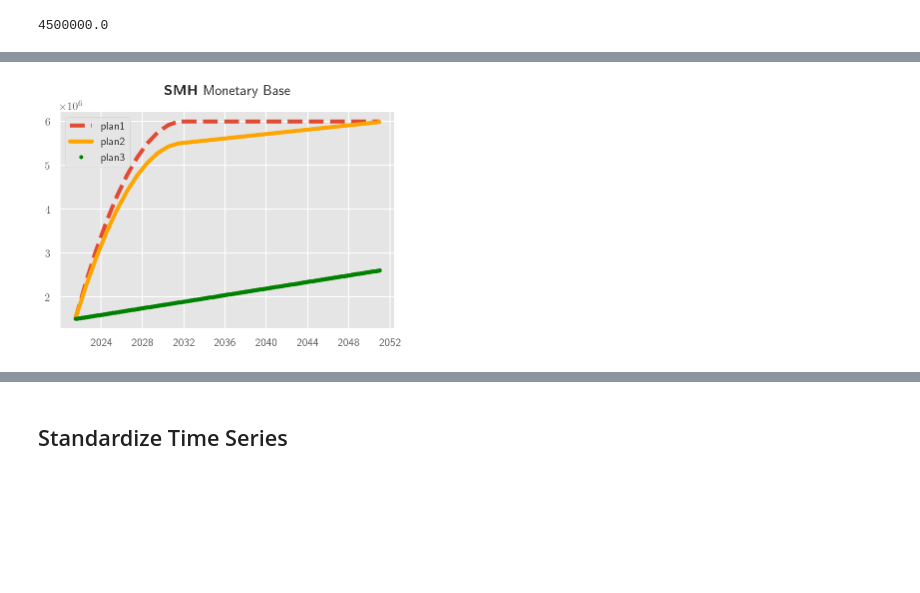
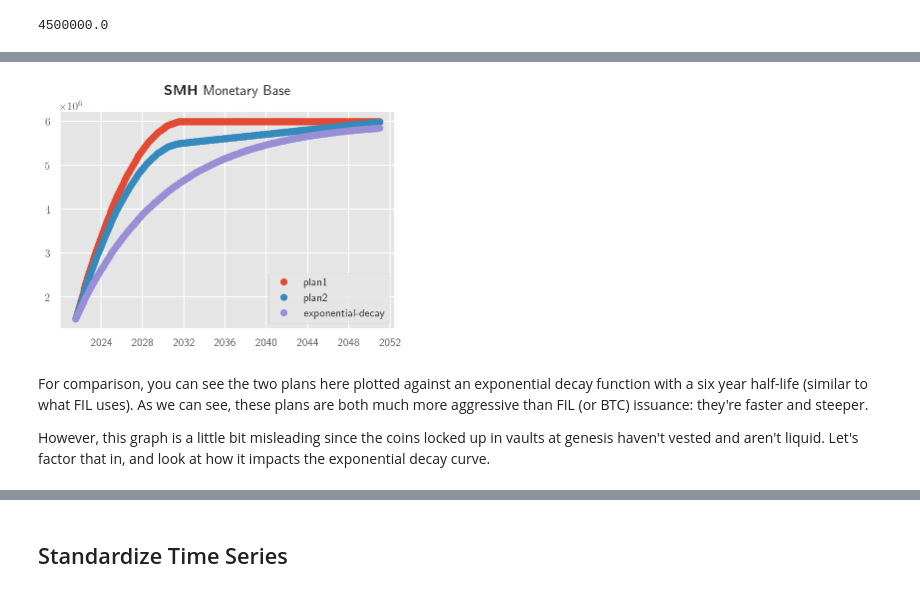
Before and after one commit to lrettig/crypto-monetary-base, a Jupyter notebook: jupyter-notebooks/SMH.ipynb, the cells around one changed output, grey strips where cells are left out. Saved outputs shown, nothing was run; the diff lists cells and outputs as text; code cells hidden in the pictures; blank space fills up the shorter version.

Commit message:
Continue to flesh out SMH issuance research

```diff
--- a/jupyter-notebooks/SMH.ipynb
+++ b/jupyter-notebooks/SMH.ipynb
@@ -452,14 +387,11 @@ def smh_layer_supply_curve(
         # Layer num,
         # Total supply - Plan1,
         # Total supply - Plan2,
+        # Total supply - Plan3,
     ]
 
-    y_1 = y_2 = y_3 = PREMINE_AMOUNT
+    y_1 = y_2 = y_3 = VAULTED_AMOUNT
     layer_reward_plan1 = layer_reward_plan2 = 0
-
-    # Plan 3 needs no adjustment as it's constant issuance
-    year_issuance_plan3 = yearly_issuance(3, 0)
-    layer_reward_plan3 = year_issuance_plan3/LAYERS_PER_YEAR
 
     for layer in tqdm(range(1, num_layers+1)):
         # Adjust layer reward once per year
@@ -474,20 +406,20 @@ def smh_layer_supply_curve(
 
             year_issuance_plan1 = yearly_issuance(1, current_year)
             layer_reward_plan1 = year_issuance_plan1/LAYERS_PER_YEAR
-            #print(f"Adjust plan1 layer reward for year {current_year} (total issuance {year_issuance_plan1}) to {layer_reward_plan1}")
 
             ## PLAN 2: 30-year issuance model
 
             year_issuance_plan2 = yearly_issuance(2, current_year)
             layer_reward_plan2 = year_issuance_plan2/LAYERS_PER_YEAR
-            #print(f"Adjust plan2 layer reward for year {current_year} (total issuance {year_issuance_plan2}) to {layer_reward_plan2}")
 
         y_1 += layer_reward_plan1
         y_2 += layer_reward_plan2
-        y_3 += layer_reward_plan3
+
+        ## PLAN 3: exponential decay with six year half-life
+        y_3 = VAULTED_AMOUNT + (TOTAL_SUPPLY - VAULTED_AMOUNT) * (1 - (math.exp(-1 * SMH_LAMBDA * layer)))
 
         if (layer-1) % output_granularity == 0:
-            out.append([layer, y_1, y_2, y_3])
+             out.append([layer, y_1, y_2, y_3])
 
     return out
 # %%
@@ -538,7 +470,7 @@ def plot_smh_supply_curve(
     plt.plot_date(
         dates,
         values,
-        fmt='--',
+#         fmt='-',
         lw=4,
         label='plan1',
     )
@@ -551,10 +483,10 @@ def plot_smh_supply_curve(
     plt.plot_date(
         dates,
         values,
-        fmt='-',
+#         fmt='-',
         lw=4,
         label='plan2',
-        color='orange',
+#         color='orange',
     )
 
     # Plan3
@@ -565,10 +497,10 @@ def plot_smh_supply_curve(
     plt.plot_date(
         dates,
         values,
-        fmt='.',
+#         fmt='.',
         lw=4,
-        label='plan3',
-        color='green',
+        label='exponential-decay',
+#         color='green',
     )
 
     plt.title(
@@ -581,13 +513,13 @@ def plot_smh_supply_curve(
     if plot_pct:
         ax.yaxis.set_major_formatter(mpl.ticker.PercentFormatter())
 
-    if not out_name:
-        out_name = coin_name
-    plt.savefig(
-        f'../charts/{out_name}.png',
-        bbox_inches='tight',
-        dpi=300
-    )
+#     if not out_name:
+#         out_name = coin_name
+#     plt.savefig(
+#         f'../charts/{out_name}.png',
+#         bbox_inches='tight',
+#         dpi=300
+#     )
     return plt
 # %%
 start_date = datetime.date(2021, 7, 1)
@@ -635,5 +563,9 @@ plot_smh_supply_curve(supply, plot_pct=True, out_name='SMH_pct');
 # %%
 mask = supply.date < datetime.datetime(2051, 1, 1)
-plot_smh_supply_curve(supply[mask], out_name='SMH_zoom');
+plot_smh_supply_curve(supply[mask]);
 # %% [output]
-[figure, old version]
+[figure, new version]
+# %% [markdown]
+For comparison, you can see the two plans here plotted against an exponential decay function with a six year half-life (similar to what FIL uses). As we can see, these plans are both much more aggressive than FIL (or BTC) issuance: they're faster and steeper.
+
+However, this graph is a little bit misleading since the coins locked up in vaults at genesis haven't vested and aren't liquid. Let's factor that in, and look at how it impacts the exponential decay curve.
```
Also changed, not shown: parts of 34 cells of this notebook, 1 other file.
